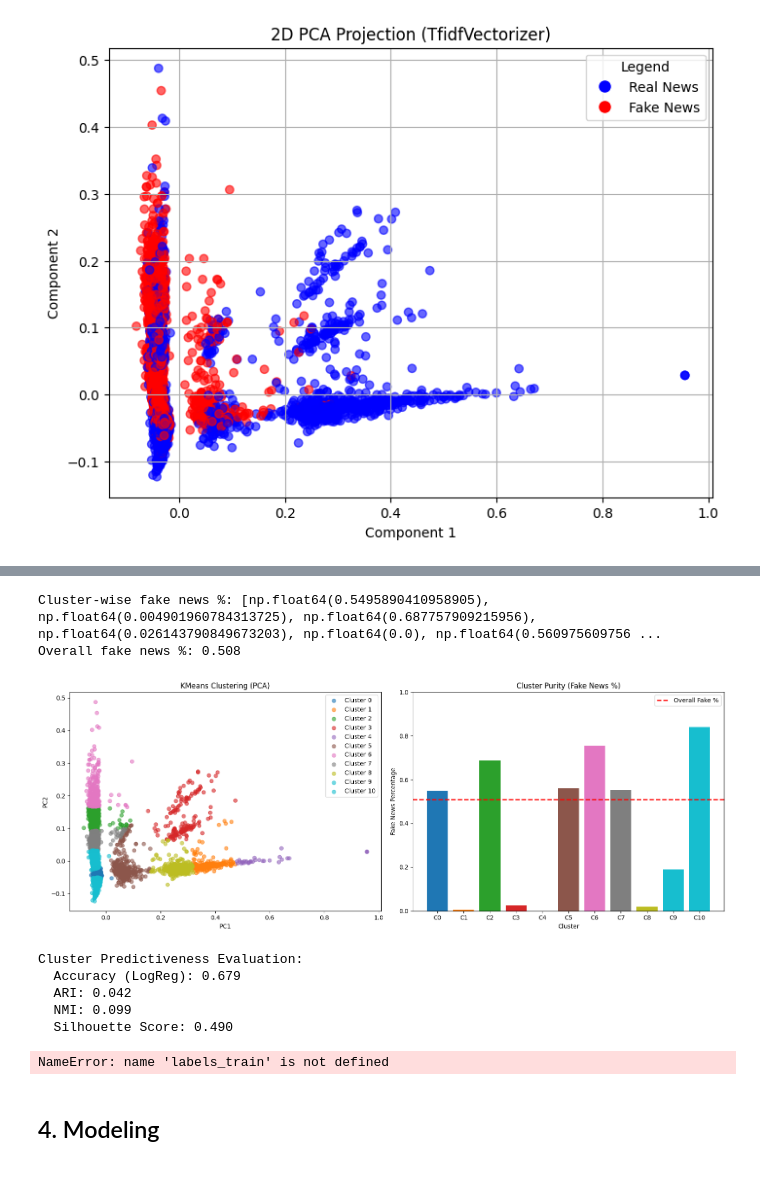
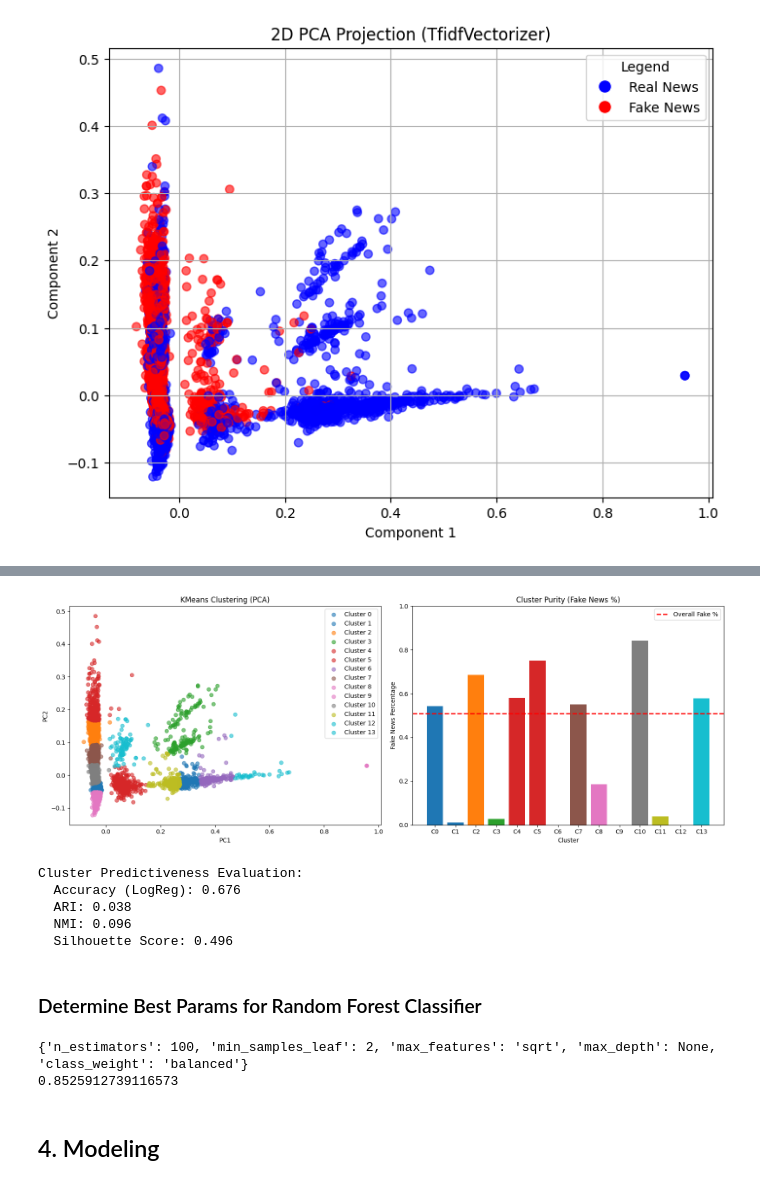
Before and after one commit to link1226/CAP4770-Project, a Jupyter notebook: notebooks/JoesNotebook.ipynb, the cells around one changed output, grey strips where cells are left out. Cells and saved outputs as stored; diff of their text form; code cells hidden in the pictures.

```diff
--- a/notebooks/JoesNotebook.ipynb
+++ b/notebooks/JoesNotebook.ipynb
@@ -396,21 +340,21 @@ evaluate_clustering_model(x_pca, labels_sample)
 # %%
 # Perform Cluster Analysis
-kmeans = KMeans(n_clusters=11, random_state=42)
+kmeans = KMeans(n_clusters=14, random_state=42)
 cluster_labels_kmeans = kmeans.fit_predict(x_pca)
 analyze_cluster_purity(x_pca, cluster_labels_kmeans, labels_sample)
 # %% [output]
-Cluster-wise fake news %: [np.float64(0.5495890410958905), np.float64(0.004901960784313725), np.float64(0.687757909215956), np.float64(0.026143790849673203), np.float64(0.0), np.float64(0.560975609756 ...
-Overall fake news %: 0.508
-[figure, old version]
+[figure, new version]
 # %%
 # Determine Cluster Predictivity
 evaluate_cluster_predictivity(x_pca, cluster_labels_kmeans, labels_sample)
 # %% [output]
 Cluster Predictiveness Evaluation:
-  Accuracy (LogReg): 0.679
-  ARI: 0.042
-  NMI: 0.099
-  Silhouette Score: 0.490
+  Accuracy (LogReg): 0.676
+  ARI: 0.038
+  NMI: 0.096
+  Silhouette Score: 0.496
+# %% [markdown]
+### Determine Best Params for Random Forest Classifier
 # %%
 # Determine RF Best Params
 
@@ -429,40 +373,25 @@ random_search = RandomizedSearchCV(
     n_iter=20,
     scoring='f1',
     cv=3,
-    verbose=2,
+    verbose=0,
     random_state=42
 )
 
-best_rf_params = {
-    'n_estimators': 100,
-    'min_samples_leaf': 2,
-    'max_features': 'sqrt',
-    'max_depth': None,
-    'class_weight': 'balanced'
-}
+# Vectorize titles
+vec = tfidf_vectorizer.fit_transform(titles_sample)
 
-y_train_int = sample_labels.astype(int).tolist()
-random_search.fit(sample_titles, y_train_int)
+# Convert labels to int
+labels_int = np.array(labels_sample).astype(int)
 
-# Find Best Params
+# Run random search
+random_search.fit(vec, labels_int)
+
+# Show Best Parameters
 print(random_search.best_params_)
 print(random_search.best_score_)
-
-best_model = random_search.best_estimator_
-
-# evaluate on test
-y_test_int = labels_test.astype(int)
-y_pred = best_model.predict(x_test)
-print(classification_report(y_test_int, y_pred, digits=3))
-
-# Results:
-# {'n_estimators': 100,
-#  'min_samples_leaf': 2,
-#  'max_features': 'sqrt',
-#  'max_depth': None,
-#  'class_weight': 'balanced'}
 # %% [output]
-NameError: name 'labels_train' is not defined
+{'n_estimators': 100, 'min_samples_leaf': 2, 'max_features': 'sqrt', 'max_depth': None, 'class_weight': 'balanced'}
+0.8525912739116573
 # %% [markdown]
 ## 4. Modeling
 # %% [markdown]
```
Also changed, not shown: parts of 21 cells of this notebook.
